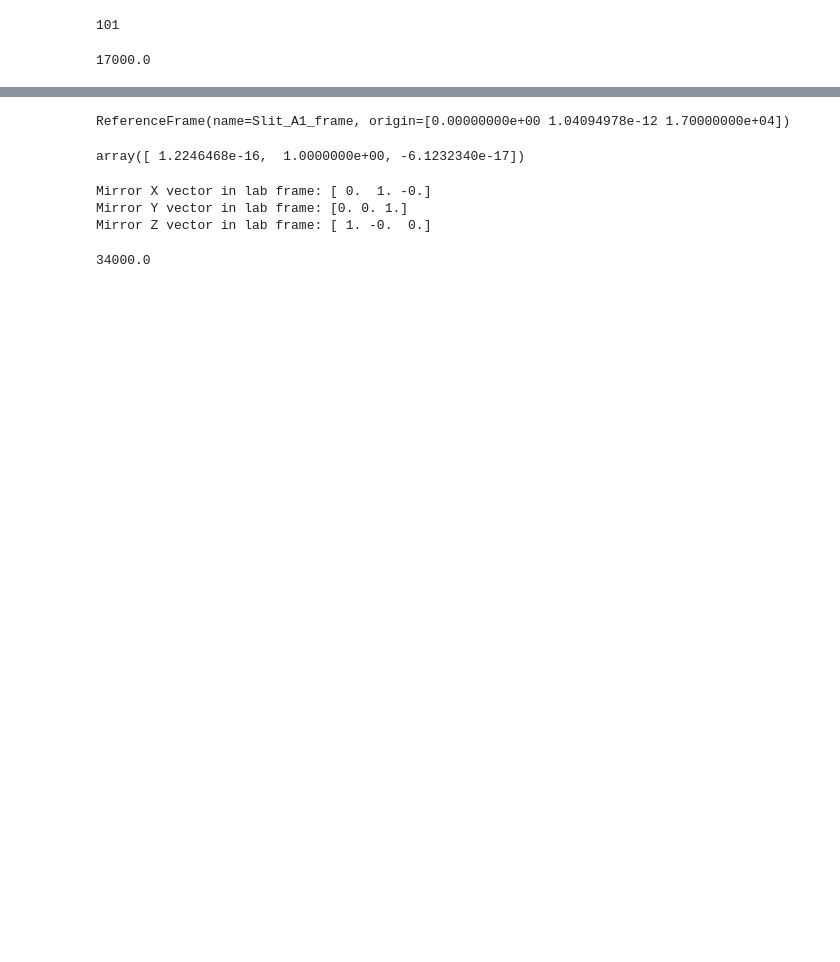
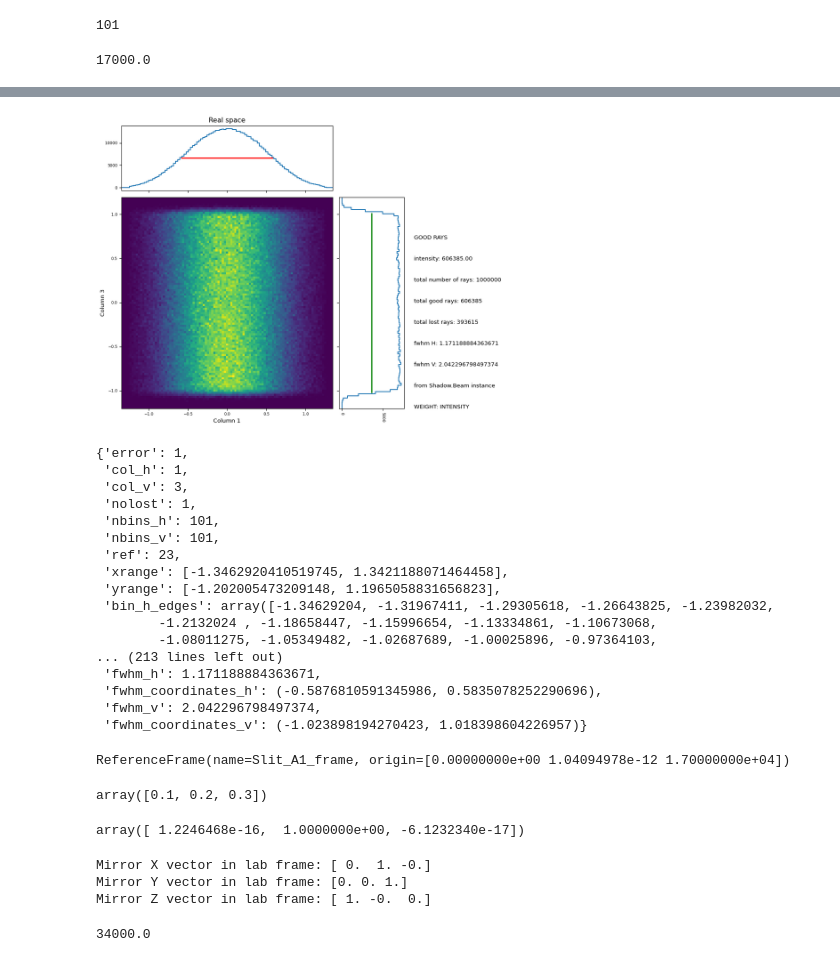
Before and after one commit to amici-lnls/cax-control, a Jupyter notebook: notebooks/cax_sim_class.ipynb, the cells around one changed output, grey strips where cells are left out. Saved outputs shown, nothing was run; the diff lists cells and outputs as text; code cells hidden in the pictures; blank space fills up the shorter version.

```diff
--- a/notebooks/cax_sim_class.ipynb
+++ b/notebooks/cax_sim_class.ipynb
@@ -441,4 +642,29 @@ cax = BeamLine(name="CAX", source=source, optical_elements=optical_elements,
+# %%
+Shadow.ShadowTools.plotxy(cax.beam,1,3,nbins=101,nolost=1,title="Real space")
+# %% [output]
+[figure, added]
+{'error': 1,
+ 'col_h': 1,
+ 'col_v': 3,
+ 'nolost': 1,
+ 'nbins_h': 101,
+ 'nbins_v': 101,
+ 'ref': 23,
+ 'xrange': [-1.3462920410519745, 1.3421188071464458],
+ 'yrange': [-1.202005473209148, 1.1965058831656823],
+ 'bin_h_edges': array([-1.34629204, -1.31967411, -1.29305618, -1.26643825, -1.23982032,
+        -1.2132024 , -1.18658447, -1.15996654, -1.13334861, -1.10673068,
+        -1.08011275, -1.05349482, -1.02687689, -1.00025896, -0.97364103,
+... (213 lines left out)
+ 'fwhm_h': 1.171188884363671,
+ 'fwhm_coordinates_h': (-0.5876810591345986, 0.5835078252290696),
+ 'fwhm_v': 2.042296798497374,
+ 'fwhm_coordinates_v': (-1.023898194270423, 1.018398604226957)}
 # %%
 cax.elements[1].frame
 # %% [output]
 ReferenceFrame(name=Slit_A1_frame, origin=[0.00000000e+00 1.04094978e-12 1.70000000e+04])
+# %%
+mirror.offset
+# %% [output]
+array([0.1, 0.2, 0.3])
```
Also changed, not shown: parts of 20 cells of this notebook, 2 other files.
